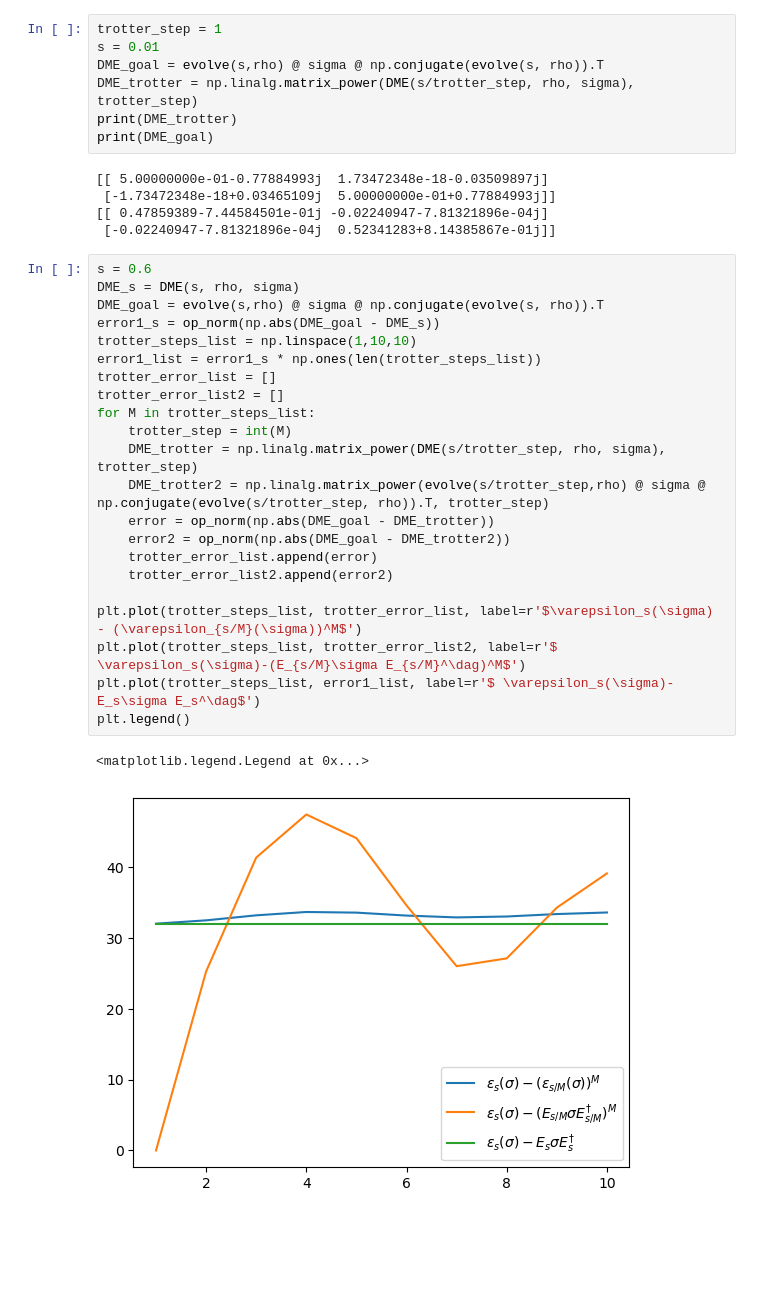
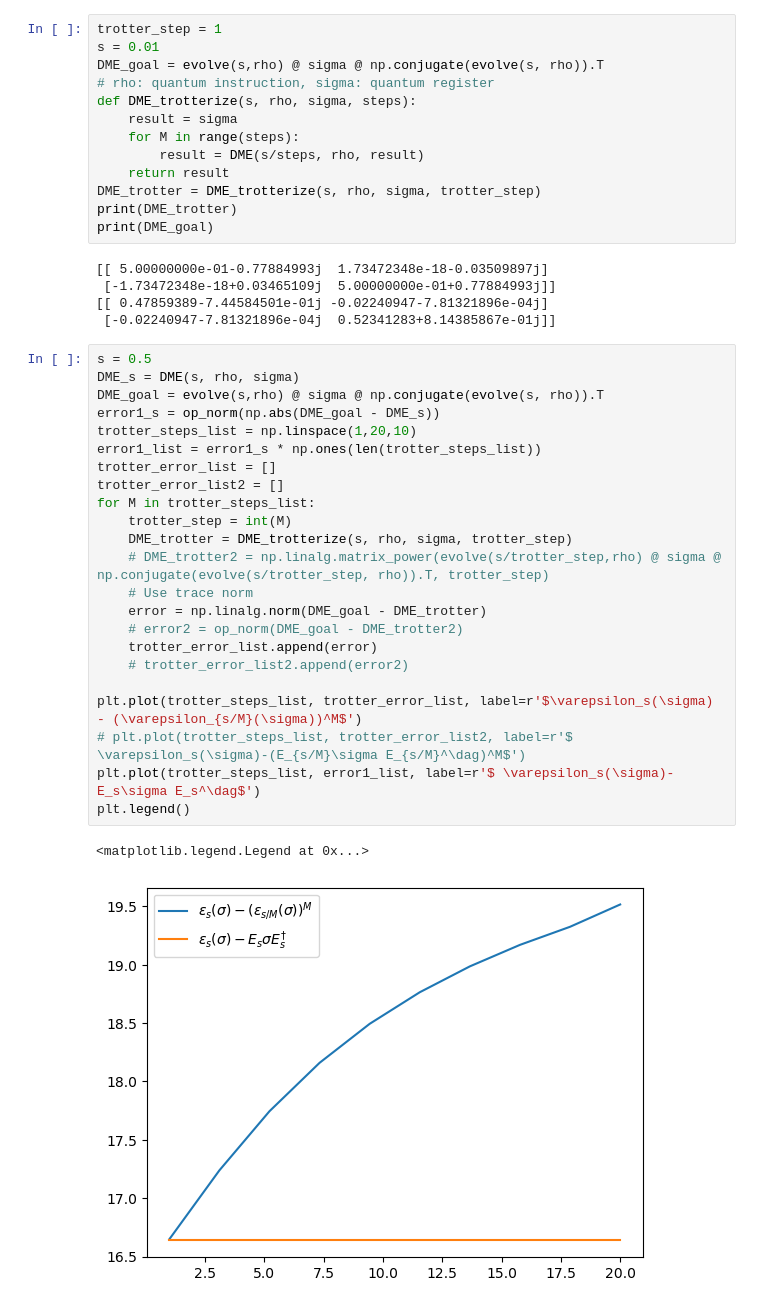
Before and after one commit to Sam-XiaoyueLi/double_bracket_flow_as_a_diagonalization_quantum_algorithm, a Jupyter notebook: Schmidt_decomposition.ipynb, the cells around one changed output. Drawn from its saved outputs; the diff is of its cells as text; blank space fills up the shorter version.

Commit message:
Op norm -> trace norm; trotter formula

```diff
--- a/Schmidt_decomposition.ipynb
+++ b/Schmidt_decomposition.ipynb
@@ -105,7 +105,13 @@ plt.legend()
 trotter_step = 1
 s = 0.01
 DME_goal = evolve(s,rho) @ sigma @ np.conjugate(evolve(s, rho)).T
-DME_trotter = np.linalg.matrix_power(DME(s/trotter_step, rho, sigma), trotter_step)
+# rho: quantum instruction, sigma: quantum register
+def DME_trotterize(s, rho, sigma, steps):
+    result = sigma
+    for M in range(steps):
+        result = DME(s/steps, rho, result)
+    return result
+DME_trotter = DME_trotterize(s, rho, sigma, trotter_step)
 print(DME_trotter)
 print(DME_goal)
 # %% [output]
@@ -114,27 +120,28 @@ print(DME_goal)
 [[ 0.47859389-7.44584501e-01j -0.02240947-7.81321896e-04j]
  [-0.02240947-7.81321896e-04j  0.52341283+8.14385867e-01j]]
 # %%
-s = 0.6
+s = 0.5
 DME_s = DME(s, rho, sigma)
 DME_goal = evolve(s,rho) @ sigma @ np.conjugate(evolve(s, rho)).T
 error1_s = op_norm(np.abs(DME_goal - DME_s))
-trotter_steps_list = np.linspace(1,10,10)
+trotter_steps_list = np.linspace(1,20,10)
 error1_list = error1_s * np.ones(len(trotter_steps_list))
 trotter_error_list = []
 trotter_error_list2 = []
 for M in trotter_steps_list:
     trotter_step = int(M)
-    DME_trotter = np.linalg.matrix_power(DME(s/trotter_step, rho, sigma), trotter_step)
-    DME_trotter2 = np.linalg.matrix_power(evolve(s/trotter_step,rho) @ sigma @ np.conjugate(evolve(s/trotter_step, rho)).T, trotter_step)
-    error = op_norm(np.abs(DME_goal - DME_trotter))
-    error2 = op_norm(np.abs(DME_goal - DME_trotter2))
+    DME_trotter = DME_trotterize(s, rho, sigma, trotter_step)
+    # DME_trotter2 = np.linalg.matrix_power(evolve(s/trotter_step,rho) @ sigma @ np.conjugate(evolve(s/trotter_step, rho)).T, trotter_step)
+    # Use trace norm
+    error = np.linalg.norm(DME_goal - DME_trotter)
+    # error2 = op_norm(DME_goal - DME_trotter2)
     trotter_error_list.append(error)
-    trotter_error_list2.append(error2)
+    # trotter_error_list2.append(error2)
 
 plt.plot(trotter_steps_list, trotter_error_list, label=r'$\varepsilon_s(\sigma) - (\varepsilon_{s/M}(\sigma))^M$')
-plt.plot(trotter_steps_list, trotter_error_list2, label=r'$ \varepsilon_s(\sigma)-(E_{s/M}\sigma E_{s/M}^\dag)^M$')
+# plt.plot(trotter_steps_list, trotter_error_list2, label=r'$ \varepsilon_s(\sigma)-(E_{s/M}\sigma E_{s/M}^\dag)^M$')
 plt.plot(trotter_steps_list, error1_list, label=r'$ \varepsilon_s(\sigma)-E_s\sigma E_s^\dag$')
 plt.legend()
 # %% [output]
 <matplotlib.legend.Legend at 0x...>
-[figure, old version]
+[figure, new version]
```
Also changed, not shown: parts of 1 cell of this notebook.
